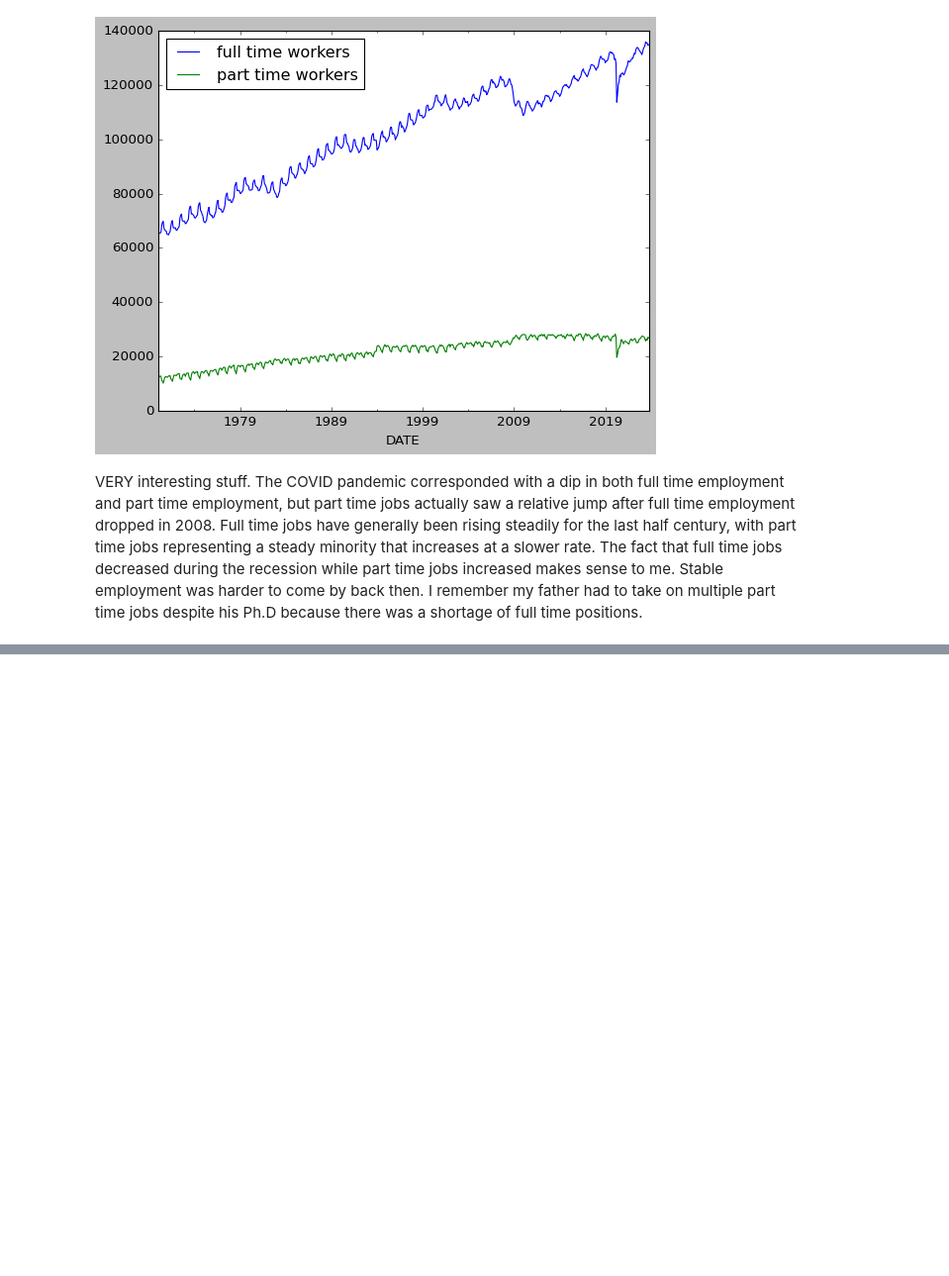
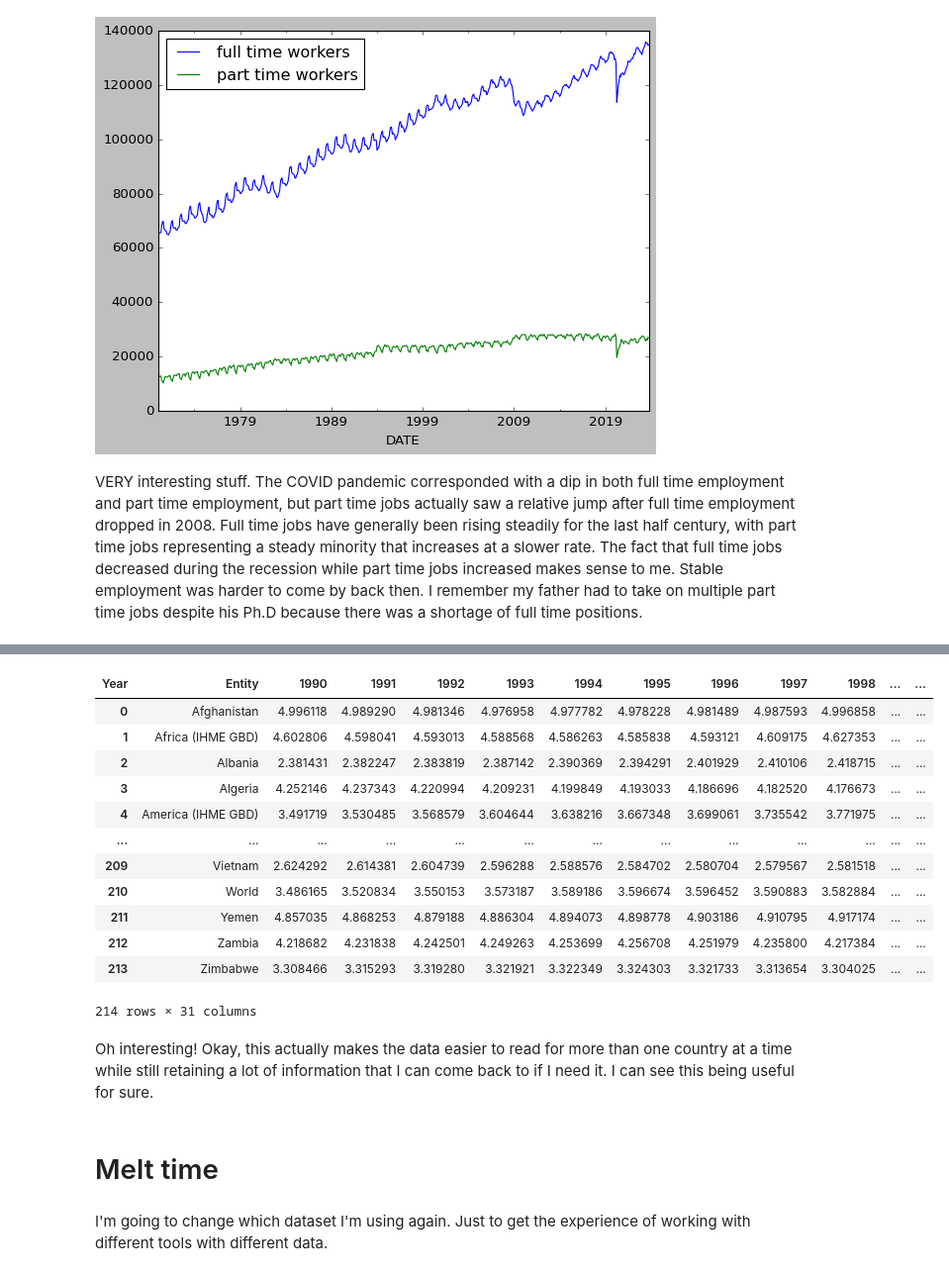
Before and after one commit to JohnPaul1278/ps4, a Jupyter notebook: ps4.ipynb, the cells around one changed output, grey strips where cells are left out. Shown at 99% size. Saved outputs shown, nothing was run; the diff lists cells and outputs as text; code cells hidden in the pictures; blank space fills up the shorter version.

```diff
--- a/ps4.ipynb
+++ b/ps4.ipynb
@@ -71,0 +167,3 @@ VERY interesting stuff. The COVID pandemic corresponded with a dip in both full
+# %%
+depress = pd.read_csv('depression.csv')
+depress[0:10]
@@ -71,0 +182,3 @@ VERY interesting stuff. The COVID pandemic corresponded with a dip in both full
+# %%
+pd.pivot_table(depress, values = 'Depressive disorders (share of population) - Sex: Both - Age: Age-standardized', index=['Entity'], columns = 'Year').reset_index()
+# %% [output]
@@ -71,0 +186,19 @@ VERY interesting stuff. The COVID pandemic corresponded with a dip in both full
+| Year | Entity | 1990 | 1991 | 1992 | 1993 | 1994 | 1995 | 1996 | 1997 | 1998 | ... | ... |
+| 0 | Afghanistan | 4.996118 | 4.989290 | 4.981346 | 4.976958 | 4.977782 | 4.978228 | 4.981489 | 4.987593 | 4.996858 | ... | ... |
+| 1 | Africa (IHME GBD) | 4.602806 | 4.598041 | 4.593013 | 4.588568 | 4.586263 | 4.585838 | 4.593121 | 4.609175 | 4.627353 | ... | ... |
+| 2 | Albania | 2.381431 | 2.382247 | 2.383819 | 2.387142 | 2.390369 | 2.394291 | 2.401929 | 2.410106 | 2.418715 | ... | ... |
+| 3 | Algeria | 4.252146 | 4.237343 | 4.220994 | 4.209231 | 4.199849 | 4.193033 | 4.186696 | 4.182520 | 4.176673 | ... | ... |
+| 4 | America (IHME GBD) | 3.491719 | 3.530485 | 3.568579 | 3.604644 | 3.638216 | 3.667348 | 3.699061 | 3.735542 | 3.771975 | ... | ... |
+| ... | ... | ... | ... | ... | ... | ... | ... | ... | ... | ... | ... | ... |
+| 209 | Vietnam | 2.624292 | 2.614381 | 2.604739 | 2.596288 | 2.588576 | 2.584702 | 2.580704 | 2.579567 | 2.581518 | ... | ... |
+| 210 | World | 3.486165 | 3.520834 | 3.550153 | 3.573187 | 3.589186 | 3.596674 | 3.596452 | 3.590883 | 3.582884 | ... | ... |
+| 211 | Yemen | 4.857035 | 4.868253 | 4.879188 | 4.886304 | 4.894073 | 4.898778 | 4.903186 | 4.910795 | 4.917174 | ... | ... |
+| 212 | Zambia | 4.218682 | 4.231838 | 4.242501 | 4.249263 | 4.253699 | 4.256708 | 4.251979 | 4.235800 | 4.217384 | ... | ... |
+| 213 | Zimbabwe | 3.308466 | 3.315293 | 3.319280 | 3.321921 | 3.322349 | 3.324303 | 3.321733 | 3.313654 | 3.304025 | ... | ... |
+214 rows × 31 columns
+# %% [markdown]
+Oh interesting! Okay, this actually makes the data easier to read for more than one country at a time while still retaining a lot of information that I can come back to if I need it. I can see this being useful for sure.
+# %% [markdown]
+# Melt time
+# %% [markdown]
+I'm going to change which dataset I'm using again. Just to get the experience of working with different tools with different data.
```
Also changed, not shown: parts of 18 cells of this notebook.
